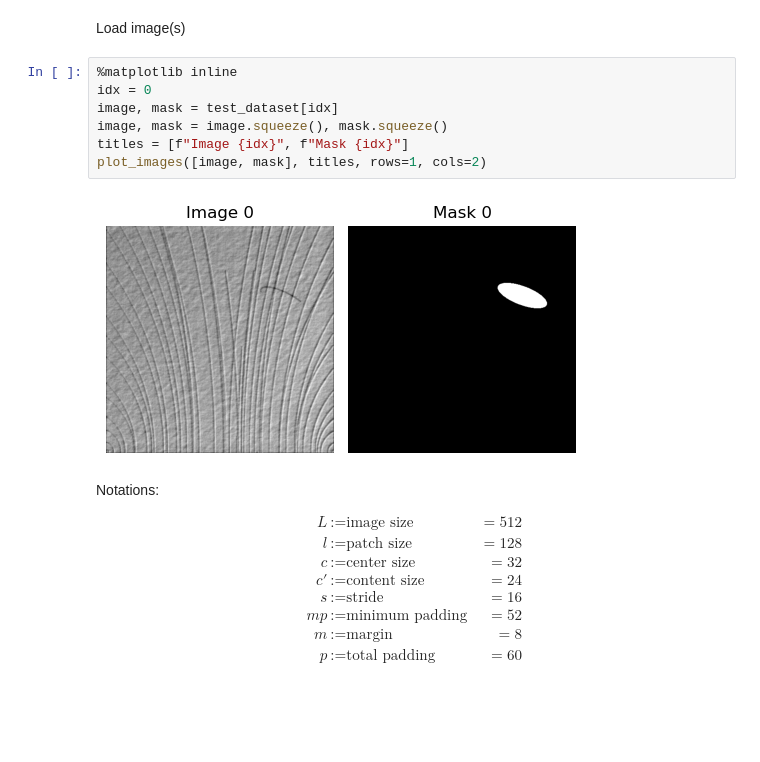
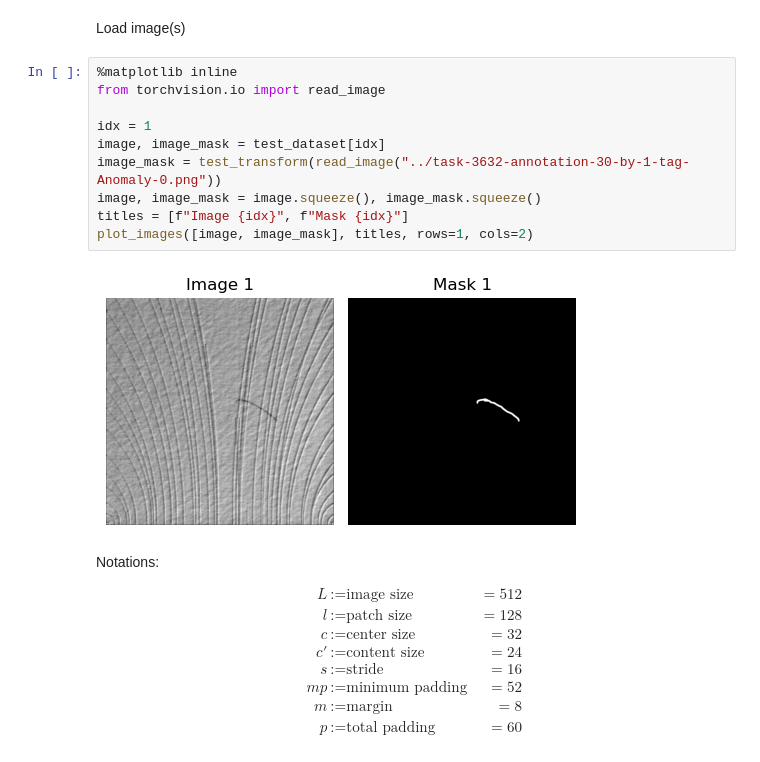
Before and after one commit to popastefan10/DeepAD, a Jupyter notebook: notebooks/eval.ipynb, the cells around one changed output. Cells and saved outputs as stored; diff of their text form; blank space fills up the shorter version.

```diff
--- a/notebooks/eval.ipynb
+++ b/notebooks/eval.ipynb
@@ -46,13 +50,16 @@ test_dataset = DAGMDataset(
 Load image(s)
 # %%
 %matplotlib inline
-idx = 0
-image, mask = test_dataset[idx]
-image, mask = image.squeeze(), mask.squeeze()
+from torchvision.io import read_image
+
+idx = 1
+image, image_mask = test_dataset[idx]
+image_mask = test_transform(read_image("../task-3632-annotation-30-by-1-tag-Anomaly-0.png"))
+image, image_mask = image.squeeze(), image_mask.squeeze()
 titles = [f"Image {idx}", f"Mask {idx}"]
-plot_images([image, mask], titles, rows=1, cols=2)
+plot_images([image, image_mask], titles, rows=1, cols=2)
 # %% [output]
-[figure, old version]
+[figure, new version]
 # %% [markdown]
 Notations:
 
```
Also changed, not shown: parts of 15 cells of this notebook, 6 other files.
